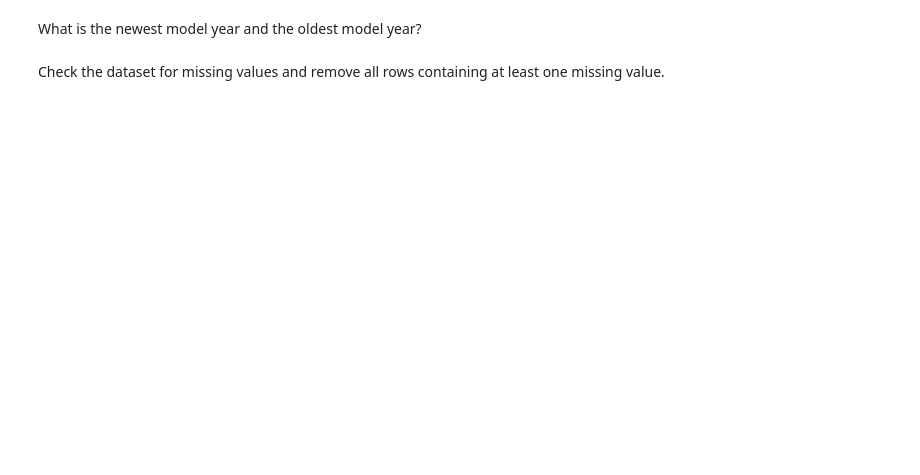
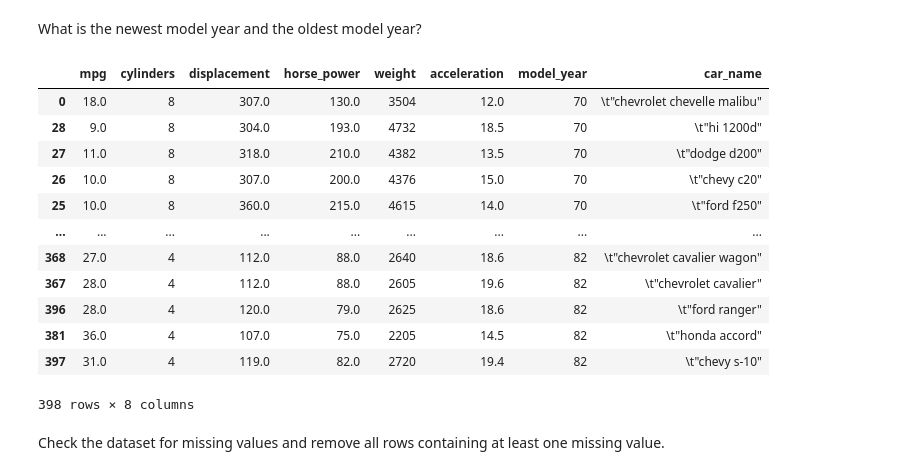
Before and after one commit to ta-data-remote/lab-supervised-learning-sklearn, a Jupyter notebook: your-code/main.ipynb, the cells around one changed output. Cells and saved outputs as stored; diff of their text form; code cells hidden in the pictures; blank space fills up the shorter version.

```diff
--- a/your-code/main.ipynb
+++ b/your-code/main.ipynb
@@ -162,2 +279,21 @@ What is the newest model year and the oldest model year?
+# %%
+auto.sort_values('model_year')
+
+#Newest: 82
+#Oldest: 70
+# %% [output]
+|  | mpg | cylinders | displacement | horse_power | weight | acceleration | model_year | car_name |
+| 0 | 18.0 | 8 | 307.0 | 130.0 | 3504 | 12.0 | 70 | \t"chevrolet chevelle malibu" |
+| 28 | 9.0 | 8 | 304.0 | 193.0 | 4732 | 18.5 | 70 | \t"hi 1200d" |
+| 27 | 11.0 | 8 | 318.0 | 210.0 | 4382 | 13.5 | 70 | \t"dodge d200" |
+| 26 | 10.0 | 8 | 307.0 | 200.0 | 4376 | 15.0 | 70 | \t"chevy c20" |
+| 25 | 10.0 | 8 | 360.0 | 215.0 | 4615 | 14.0 | 70 | \t"ford f250" |
+| ... | ... | ... | ... | ... | ... | ... | ... | ... |
+| 368 | 27.0 | 4 | 112.0 | 88.0 | 2640 | 18.6 | 82 | \t"chevrolet cavalier wagon" |
+| 367 | 28.0 | 4 | 112.0 | 88.0 | 2605 | 19.6 | 82 | \t"chevrolet cavalier" |
+| 396 | 28.0 | 4 | 120.0 | 79.0 | 2625 | 18.6 | 82 | \t"ford ranger" |
+| 381 | 36.0 | 4 | 107.0 | 75.0 | 2205 | 14.5 | 82 | \t"honda accord" |
+| 397 | 31.0 | 4 | 119.0 | 82.0 | 2720 | 19.4 | 82 | \t"chevy s-10" |
+398 rows × 8 columns
 # %% [markdown]
 Check the dataset for missing values and remove all rows containing at least one missing value.
```
Also changed, not shown: parts of 79 cells of this notebook.
